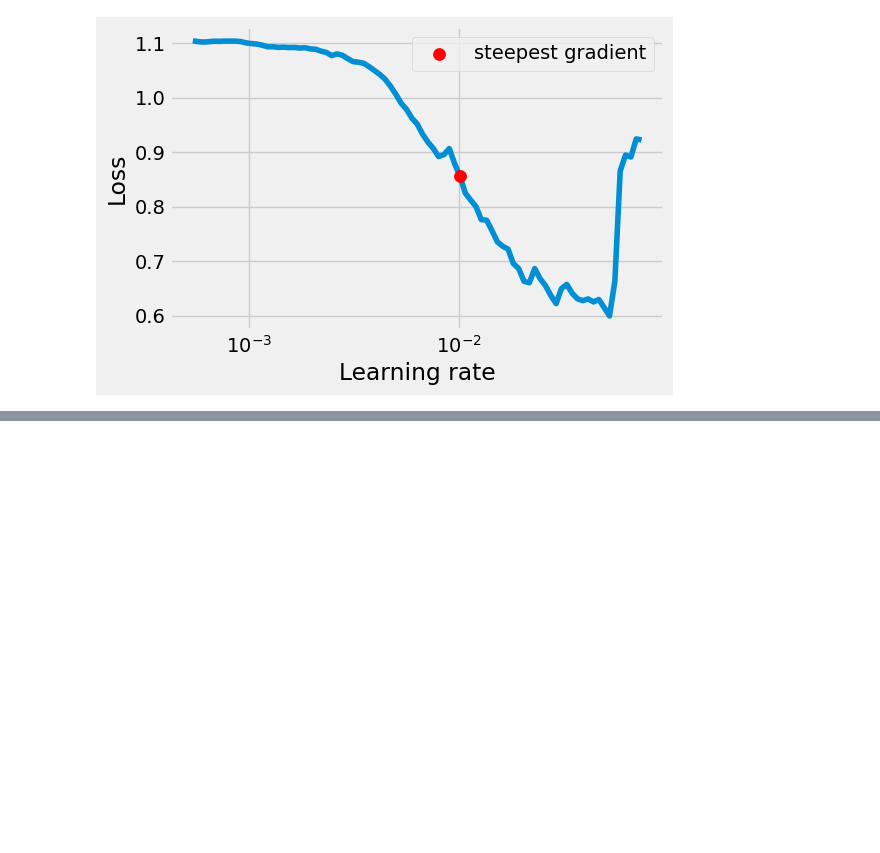
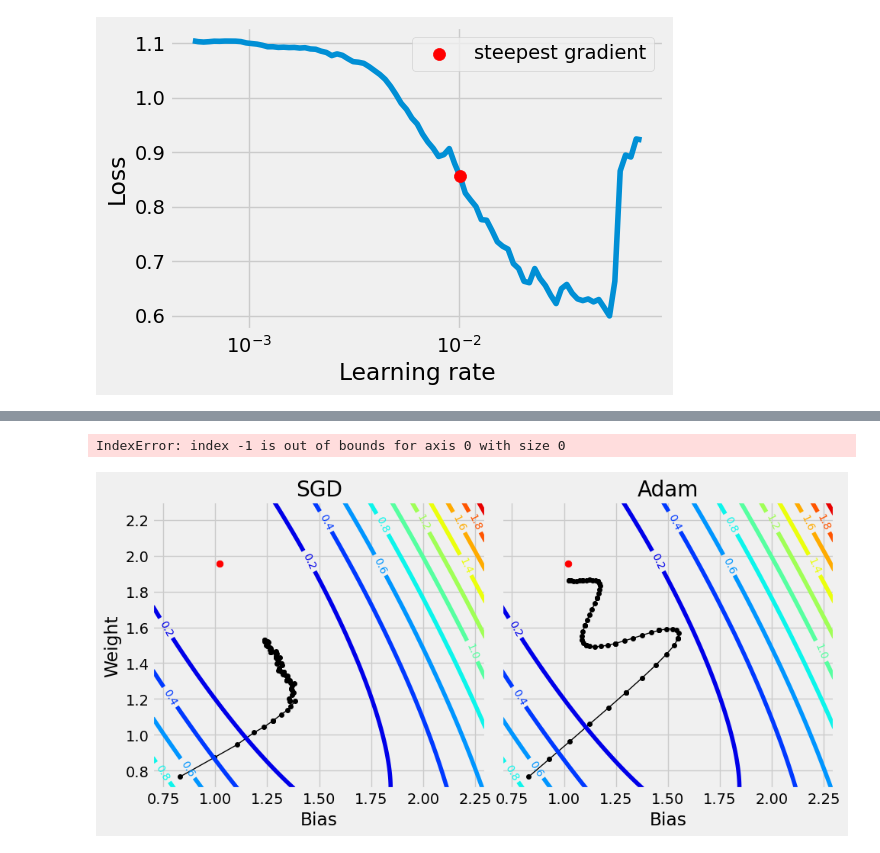
Before and after one commit to ejaj/pytorch-deep, a Jupyter notebook: Rock-Paper-Scissors.ipynb, the cells around one changed output, grey strips where cells are left out. Cells and saved outputs as stored; diff of their text form; code cells hidden in the pictures; blank space fills up the shorter version.

```diff
--- a/Rock-Paper-Scissors.ipynb
+++ b/Rock-Paper-Scissors.ipynb
@@ -534,0 +673,4 @@ Suggested LR: 1.01E-02
+# %%
+calc_ewma(gradients, 19)[-1], calc_ewma(np.power(gradients, 2), 1999)[-1]
+# %% [output]
+IndexError: index -1 is out of bounds for axis 0 with size 0
@@ -534,0 +704,15 @@ Suggested LR: 1.01E-02
+# %%
+# Generating data for the plots
+torch.manual_seed(42)
+model = nn.Sequential()
+model.add_module('linear', nn.Linear(1, 1))
+loss_fn = nn.MSELoss(reduction='mean')
+
+optimizers = {'SGD': {'class': optim.SGD, 'parms': {'lr': 0.1}},
+             'Adam': {'class': optim.Adam, 'parms': {'lr': 0.1}}}
+results = compare_optimizers(model, loss_fn, optimizers, train_loader, val_loader, n_epochs=10)
+
+b, w, bs, ws, all_losses = contour_data(x_tensor, y_tensor)
+fig = plot_paths(results, b, w, bs, ws, all_losses)
+# %% [output]
+[figure, added]
```
Also changed, not shown: parts of 52 cells of this notebook.
